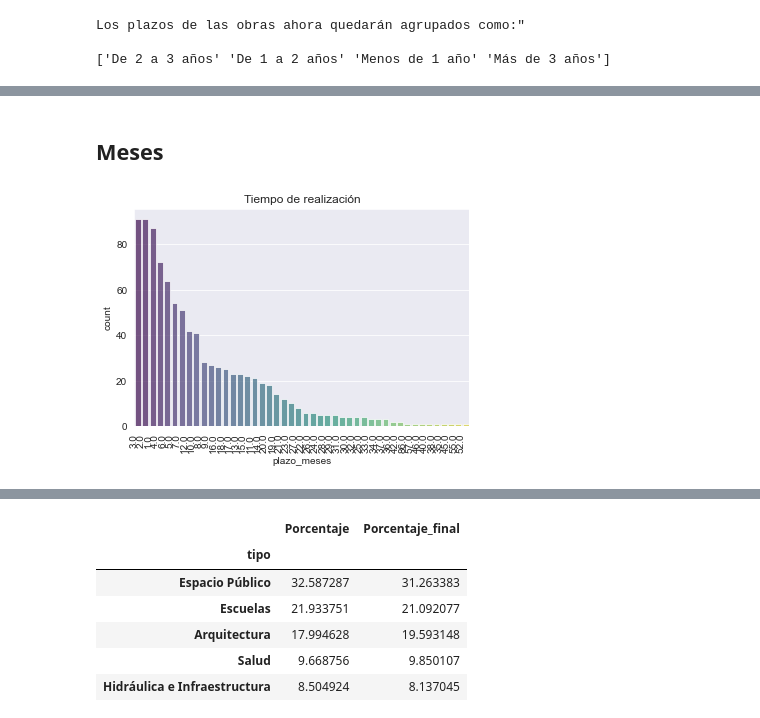
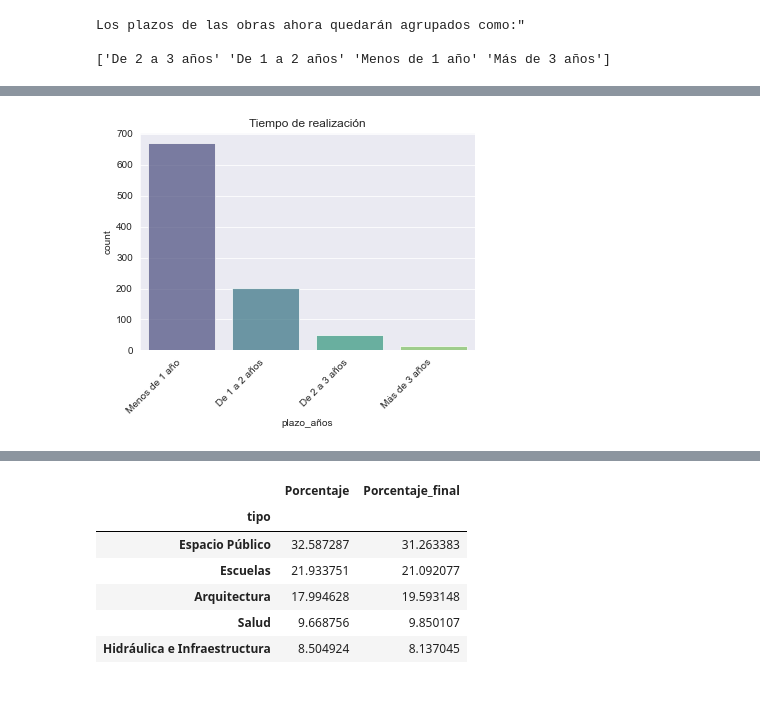
Before and after one commit to micatokashiki/Python-Project, a Jupyter notebook: ClusterAI_Micaela_Tokashiki_EDA.ipynb, the cells around one changed output, grey strips where cells are left out. Saved outputs shown, nothing was run; the diff lists cells and outputs as text; code cells hidden in the pictures; blank space fills up the shorter version.

```diff
--- a/ClusterAI_Micaela_Tokashiki_EDA.ipynb
+++ b/ClusterAI_Micaela_Tokashiki_EDA.ipynb
@@ -675,13 +735,11 @@ obras_cleaned.head()
-# %% [markdown]
-## Meses
 # %%
-ax = sns.countplot(x='plazo_meses',
+ax = sns.countplot(x='plazo_años',
                    data=obras_cleaned,
                    palette='viridis',
                    alpha=0.7,
-                   order=obras_cleaned['plazo_meses'].value_counts().index)
-ax.set_xticklabels(ax.get_xticklabels(), rotation=90, ha="right")
+                   order=obras_cleaned['plazo_años'].value_counts().index)
+ax.set_xticklabels(ax.get_xticklabels(), rotation=45, ha="right")
 plt.title("Tiempo de realización")
 plt.show()
 # %% [output]
-[figure, old version]
+[figure, new version]
```
Also changed, not shown: parts of 26 cells of this notebook, 2 other files.
